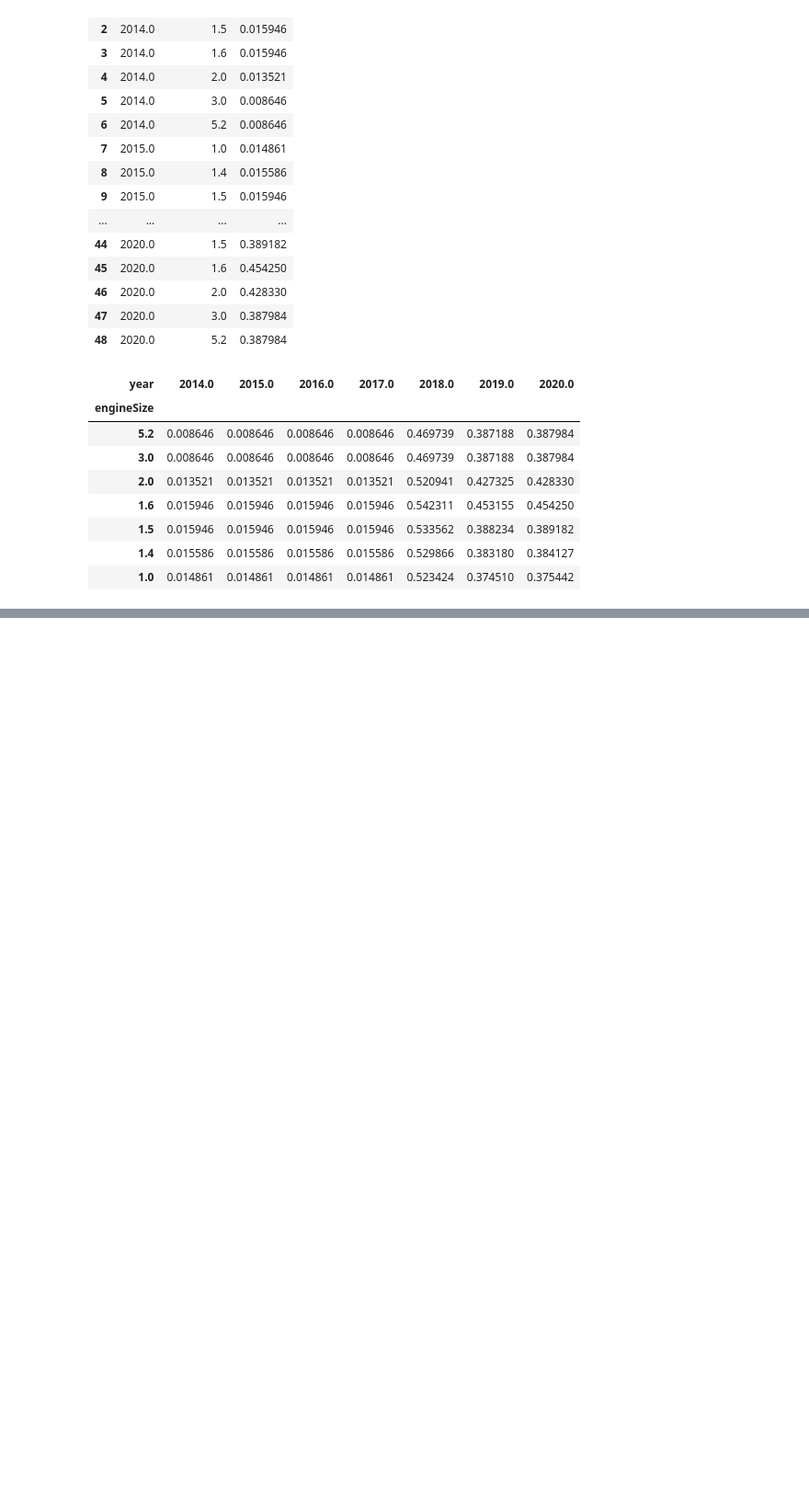
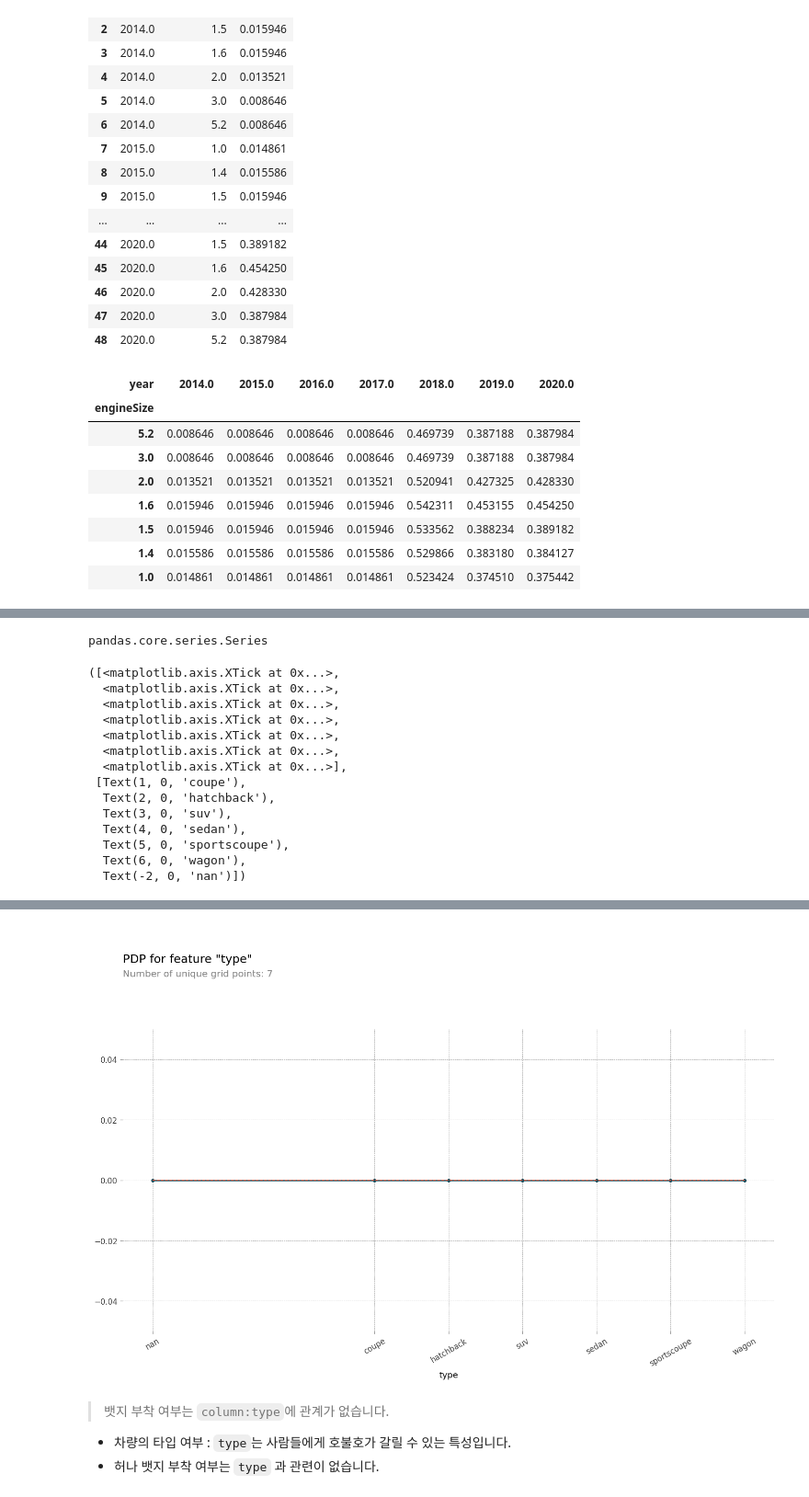
Before and after one commit to 00150/AI_07_JYP_Project_section_02, a Jupyter notebook: Classification_Used_car_modeling.ipynb, the cells around one changed output, grey strips where cells are left out. Shown at 92% size. Saved outputs shown, nothing was run; the diff lists cells and outputs as text; code cells hidden in the pictures; blank space fills up the shorter version.

```diff
--- a/Classification_Used_car_modeling.ipynb
+++ b/Classification_Used_car_modeling.ipynb
@@ -1728,0 +1756,53 @@ fig.show()
+# %%
+# 살펴볼 범주형 데이터를 지정합니다.
+target_feature = 'type'
+
+# 학습시 사용한 encoder로부터 각 특성값들을 어떤 수치값으로 매핑했는지 확인할 수 있다.
+mappings = pipe.named_steps['ordinalencoder'].mapping
+
+# mappings는 현재 리스트 형태로 되어있고, 그안에 여러개의 딕셔너리가 담겨있는 구조입니다.
+# 살펴볼 범주형 데이터만 가져옵니다.
+mapping_data = list(filter(lambda x:x['col'] == target_feature, mappings))
+
+# 살펴볼 키 'mapping'은 Series 타입입니다.
+maps = mapping_data[0]['mapping']
+type(maps)
+# %% [output]
+pandas.core.series.Series
+# %%
+#  인코딩 된 후의 값을 기준으로 PDP를 생성하면 다음과 같습니다.
+pdp_dist = pdp_isolate(
+    model = pipe,
+    dataset = X_val_encoded,
+    model_features = X_val.columns,
+    feature = target_feature,
+
+    # 특성값을 찍어볼 지점을 직접 지정할 수 있습니다.
+    cust_grid_points = [-2, 1, 2, 3, 4, 5 ,6])
+
+# 인코딩 되기전 기존의 값(범주형)
+original_features = maps.index.tolist()
+
+# 인코딩되어 변경된 값 (숫자형)
+encoded_features = maps.values.tolist()
+
+# 인코딩된 'type'의 값을 확인할 수 있는 시각화
+pdp_plot(pdp_dist, target_feature)
+
+# plot의 x축에 표시될 값을 encoded features에서 original features로 매핑해 줍니다.
+plt.xticks(encoded_features, original_features, rotation=30)
+# %% [output]
+([<matplotlib.axis.XTick at 0x...>,
+  <matplotlib.axis.XTick at 0x...>,
+  <matplotlib.axis.XTick at 0x...>,
+  <matplotlib.axis.XTick at 0x...>,
+  <matplotlib.axis.XTick at 0x...>,
+  <matplotlib.axis.XTick at 0x...>,
+  <matplotlib.axis.XTick at 0x...>],
+ [Text(1, 0, 'coupe'),
+  Text(2, 0, 'hatchback'),
+  Text(3, 0, 'suv'),
+  Text(4, 0, 'sedan'),
+  Text(5, 0, 'sportscoupe'),
+  Text(6, 0, 'wagon'),
+  Text(-2, 0, 'nan')])
@@ -1728,0 +1826,6 @@ fig.show()
+[figure, added]
+# %% [markdown]
+> 뱃지 부착 여부는 `column:type`에 관계가 없습니다.
+
+* 차량의 타입 여부 : `type`는 사람들에게 호불호가 갈릴 수 있는 특성입니다.
+* 허나 뱃지 부착 여부는 `type` 과 관련이 없습니다.
```
Also changed, not shown: parts of 7 cells of this notebook.
